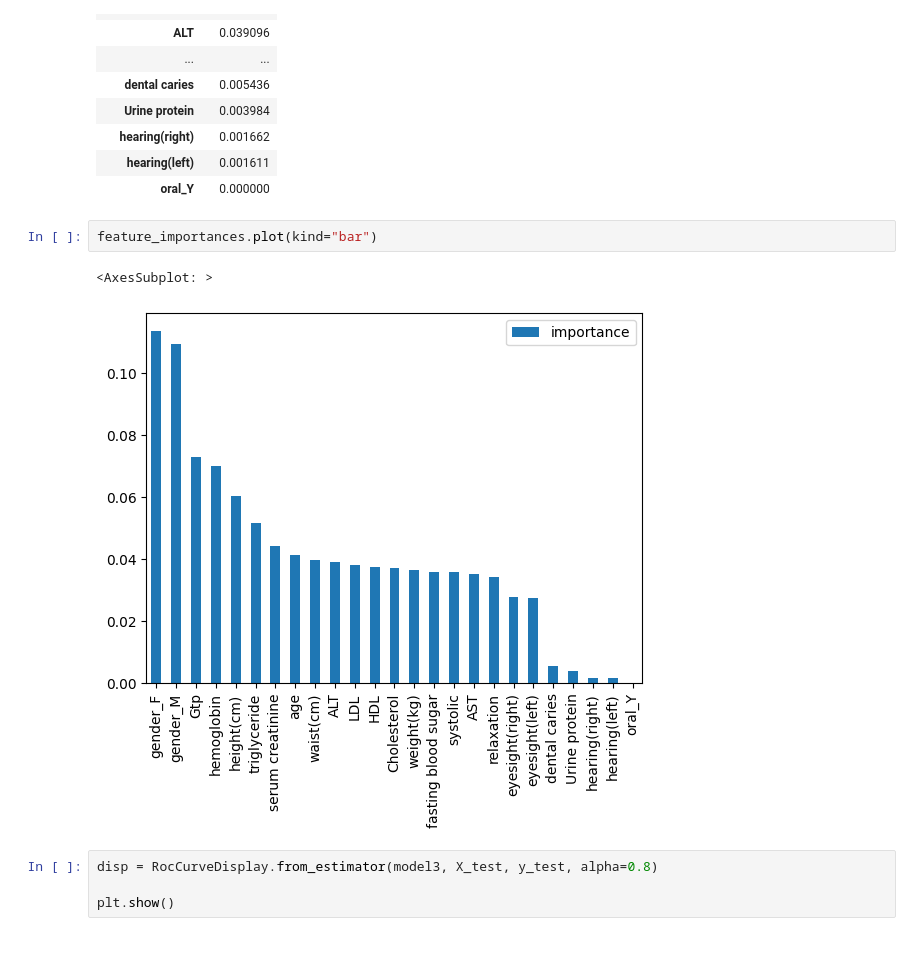
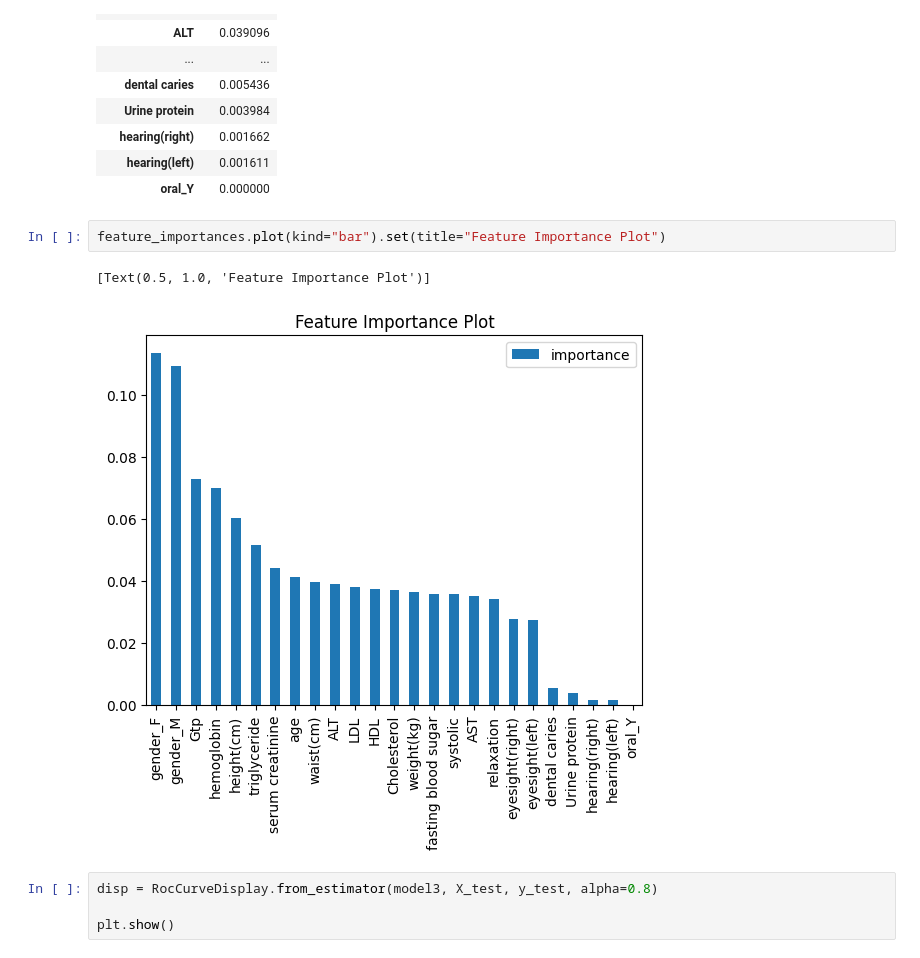
Before and after one commit to Renga1999/Data_Mining_Project_Body_Signal_due_to_smoking, a Jupyter notebook: Team2_python_project.ipynb, the cells around one changed output. Drawn from its saved outputs; the diff is of its cells as text.

```diff
--- a/Team2_python_project.ipynb
+++ b/Team2_python_project.ipynb
@@ -546,10 +581,10 @@ feature_importances
 | hearing(left) | 0.001611 |
 | oral_Y | 0.000000 |
 # %%
-feature_importances.plot(kind="bar")
+feature_importances.plot(kind="bar").set(title="Feature Importance Plot")
 # %% [output]
-<AxesSubplot: >
+[Text(0.5, 1.0, 'Feature Importance Plot')]
-[figure, old version]
+[figure, new version]
 # %%
 disp = RocCurveDisplay.from_estimator(model3, X_test, y_test, alpha=0.8)
 
```
Also changed, not shown: parts of 33 cells of this notebook.
